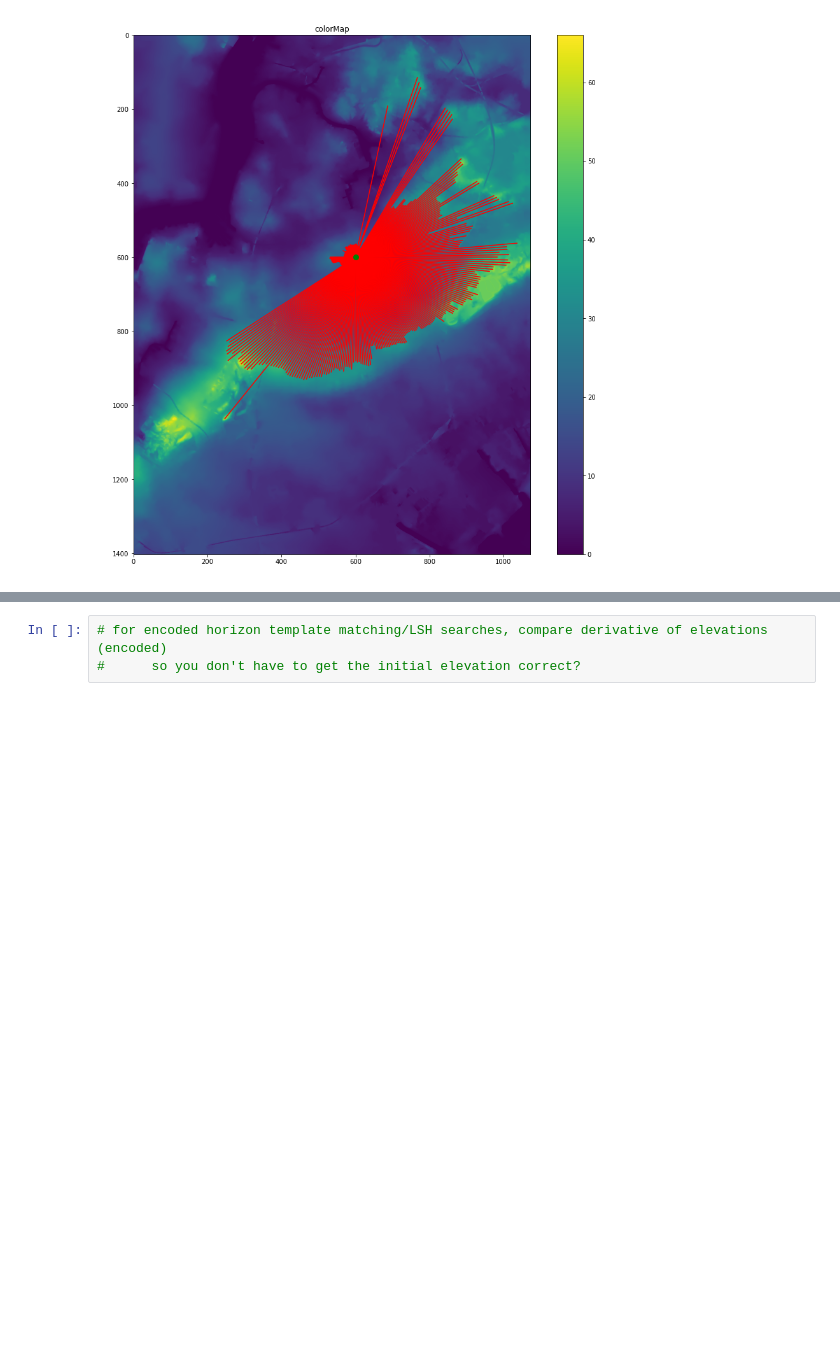
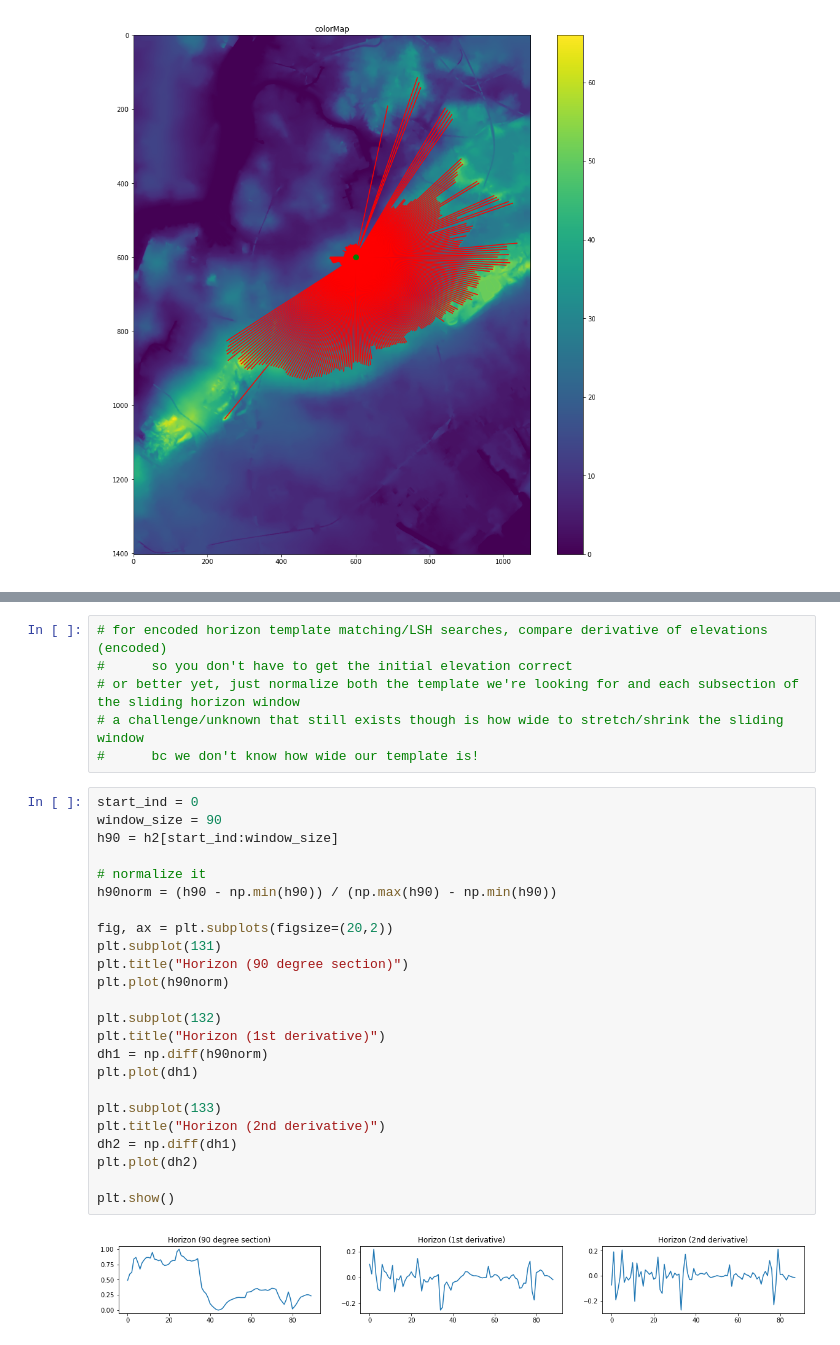
Before and after one commit to lewj85/horizon, a Jupyter notebook: horizon.ipynb, the cells around one changed output, grey strips where cells are left out. Cells and saved outputs as stored; diff of their text form; blank space fills up the shorter version.

```diff
--- a/horizon.ipynb
+++ b/horizon.ipynb
@@ -409,3 +398,32 @@ plt.show()
 # %%
 # for encoded horizon template matching/LSH searches, compare derivative of elevations (encoded)
-#      so you don't have to get the initial elevation correct?
+#      so you don't have to get the initial elevation correct
+# or better yet, just normalize both the template we're looking for and each subsection of the sliding horizon window
+# a challenge/unknown that still exists though is how wide to stretch/shrink the sliding window
+#      bc we don't know how wide our template is!
+# %%
+start_ind = 0
+window_size = 90
+h90 = h2[start_ind:window_size]
+
+# normalize it
+h90norm = (h90 - np.min(h90)) / (np.max(h90) - np.min(h90))
+
+fig, ax = plt.subplots(figsize=(20,2))
+plt.subplot(131)
+plt.title("Horizon (90 degree section)")
+plt.plot(h90norm)
+
+plt.subplot(132)
+plt.title("Horizon (1st derivative)")
+dh1 = np.diff(h90norm)
+plt.plot(dh1)
+
+plt.subplot(133)
+plt.title("Horizon (2nd derivative)")
+dh2 = np.diff(dh1)
+plt.plot(dh2)
+
+plt.show()
+# %% [output]
+[figure, added]
```
Also changed, not shown: parts of 9 cells of this notebook, 1 other file.
